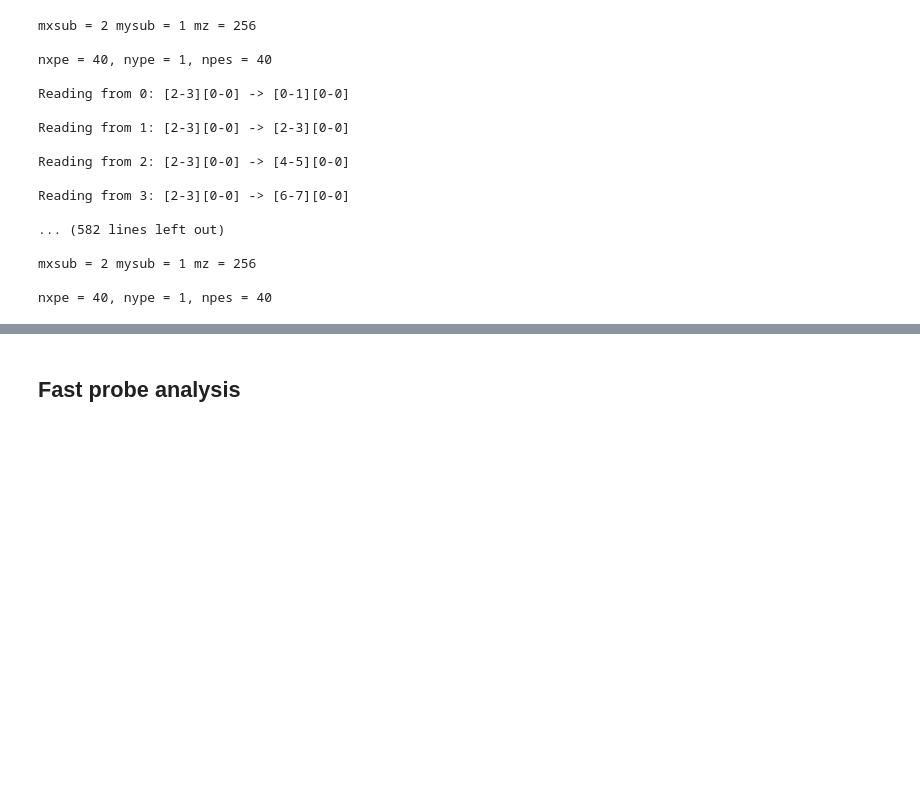
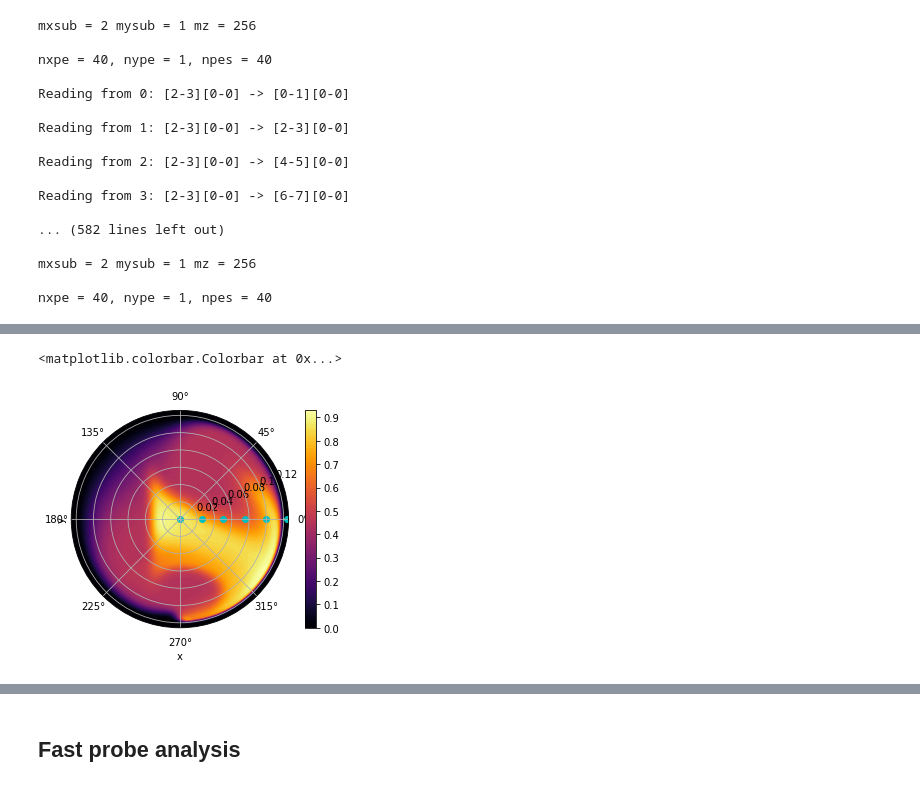
Before and after one commit to runehoejlund/north-simulation, a Jupyter notebook: data_analysis_Asbjorn.ipynb, the cells around one changed output, grey strips where cells are left out. Cells and saved outputs as stored; diff of their text form; code cells hidden in the pictures; blank space fills up the shorter version.

```diff
--- a/data_analysis_Asbjorn.ipynb
+++ b/data_analysis_Asbjorn.ipynb
@@ -178,12 +143,15 @@ plt.colorbar(plot0, ax=ax)
 # %%
-probe_pos = [0.05*a, 0.23*a, 0.41*a, 0.59*a, 0.77*a, 0.95*a]
+probe_pos = [0*a, 0.2*a, 0.4*a, 0.6*a, 0.8*a, 0.99*a]
 
 fig, ax = plt.subplots(subplot_kw={'projection': 'polar'})
 
-plot0 = ax.contourf(thetas, rhos, data['n'][dmp_nr, :, 0, :], 100, cmap = 'inferno')
+plot0 = ax.contourf(thetas, rhos, data['T'][dmp_nr, :, 0, :], 100, cmap = 'inferno')
 ax.scatter(np.zeros(len(probe_pos)), probe_pos,color = 'c')
 ax.set_xlabel('x')
 ax.set_ylabel('y')
 plt.colorbar(plot0, ax=ax)
+# %% [output]
+<matplotlib.colorbar.Colorbar at 0x...>
+[figure, added]
 # %%
 data['vort'][dmp_nr, :, 0, :].shape
```
Also changed, not shown: parts of 15 cells of this notebook, 3 other files.
